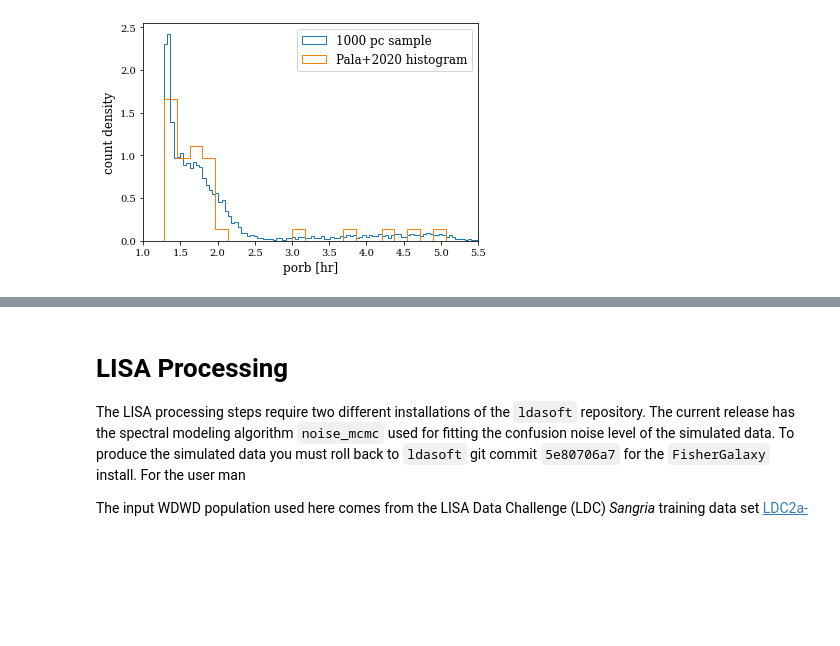
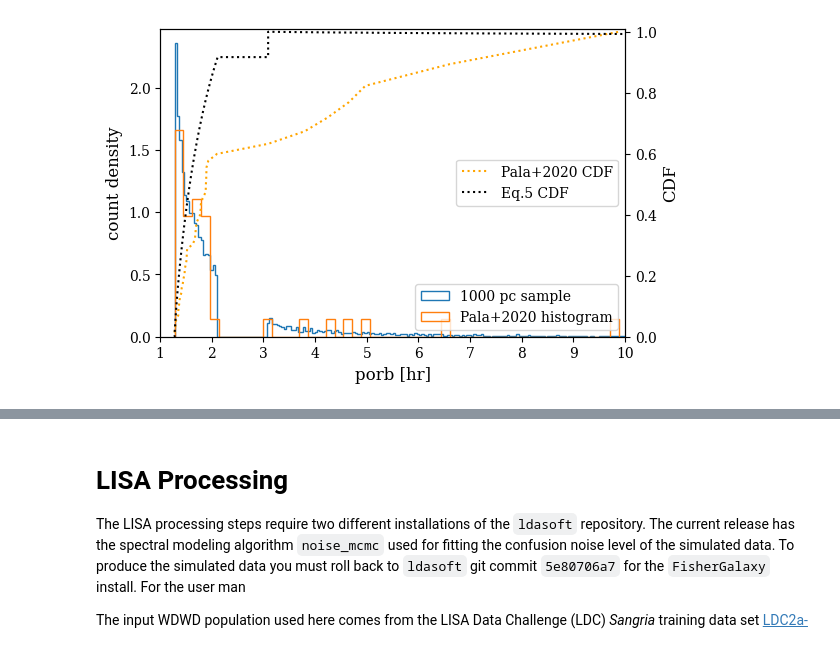
Before and after one commit to katiebreivik/cataclysmic-pileup, a Jupyter notebook: Generate_and_plot_sample.ipynb, the cells around one changed output, grey strips where cells are left out. Cells and saved outputs as stored; diff of their text form; code cells hidden in the pictures; blank space fills up the shorter version.

```diff
--- a/Generate_and_plot_sample.ipynb
+++ b/Generate_and_plot_sample.ipynb
@@ -54,16 +87,41 @@ PT = pd.read_hdf('Pala_2020_dat_combo.h5')
 # %%
 plt.figure(figsize=(6, 4))
 plt.hist(1/(dat.f_gw/2) / 3600, bins=200, density=True, histtype='step', label=f'{max_distance} pc sample')
 #plt.hist(KT.Per, density=True, bins=50, histtype='step', label='Knigge+2011 histogram')
 plt.hist(PT.porb/60, density=True, histtype='step', bins=50, label='Pala+2020 histogram')
 plt.xlabel('porb [hr]', size=12)
 plt.ylabel('count density', size=12)
 plt.legend(prop={'size':12})
 plt.tick_params('both', labelsize=10)
-plt.xlim(1, 5.5)
+plt.xlim(1, 10)
+# move legend to bottom right
+plt.legend(loc='lower right', prop={'size':10})
+
+
+# Include CDF of PT.porb on right y-axis
+# sort PT.porb
+PT = PT.sort_values(by='porb')
+
+# generate CDF of PT.porb
+palaCDF = np.cumsum(PT.porb/60) / np.sum(PT.porb/60)
+# Normalize the CDF
+palaCDF = palaCDF / np.max(palaCDF)
+#plot PT.porb vs palaCDF on right y-axis using dotted line
+ax2 = plt.gca().twinx()
+ax2.plot(PT.porb/60, palaCDF, color='orange', linestyle='dotted', label='Pala+2020 CDF')
+
+# plot modelCDF on right y-axis using solid line
+ax2.plot(porbGrid, modelCDF, color='black', linestyle='dotted', label='Eq.5 CDF')
+
+ax2.set_ylabel('CDF', size=12)
+# set ax2 ylim between 0 and 1
+ax2.set_ylim(0, 1.01)
+ax2.tick_params('both', labelsize=10)
+ax2.legend(loc='center right', prop={'size':10})
+
 plt.savefig("porb.png")
 # %% [output]
-[figure, old version]
+[figure, new version]
 # %%
 fig = plt.figure(figsize=(6, 4))
 plt.scatter(dat['f_gw']*1000, dat['m2'], s=5)
```
Also changed, not shown: parts of 8 cells of this notebook, 4 other files.
